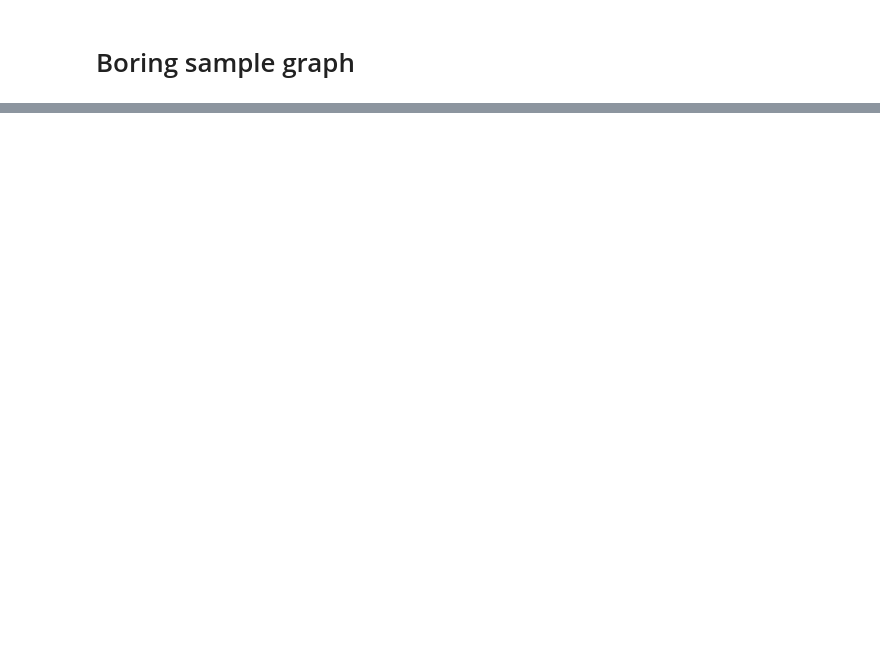
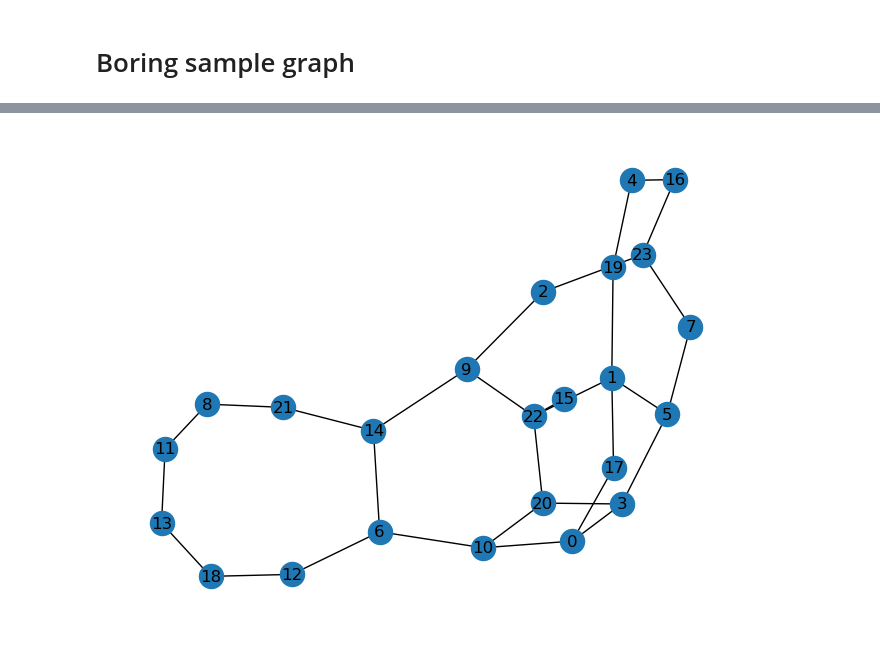
Before and after one commit to jrr6/deepham, a Jupyter notebook: datagen.ipynb, the cells around one changed output, grey strips where cells are left out. Drawn from its saved outputs; the diff is of its cells as text; code cells hidden in the pictures; blank space fills up the shorter version.

```diff
--- a/datagen.ipynb
+++ b/datagen.ipynb
@@ -61,0 +30,6 @@ nx.draw(g, with_labels = True)
+# %%
+# Load dataset
+graphs = load_corpus('data')
+nx.draw(torch_geometric.utils.to_networkx(graphs[38], to_undirected=True), with_labels=True)
+# %% [output]
+[figure, added]
```
Also changed, not shown: parts of 5 cells of this notebook, 2 other files.
